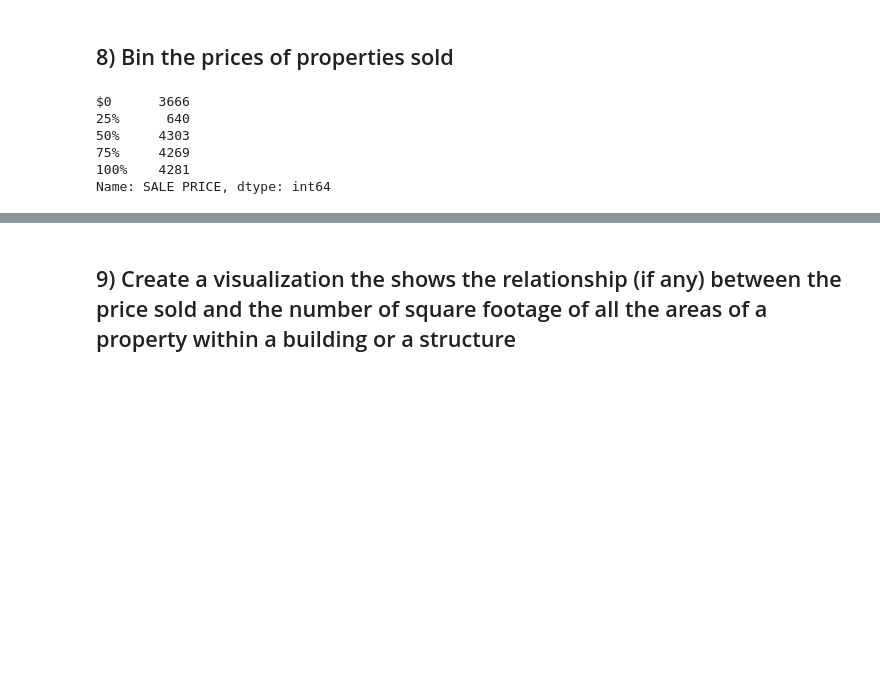
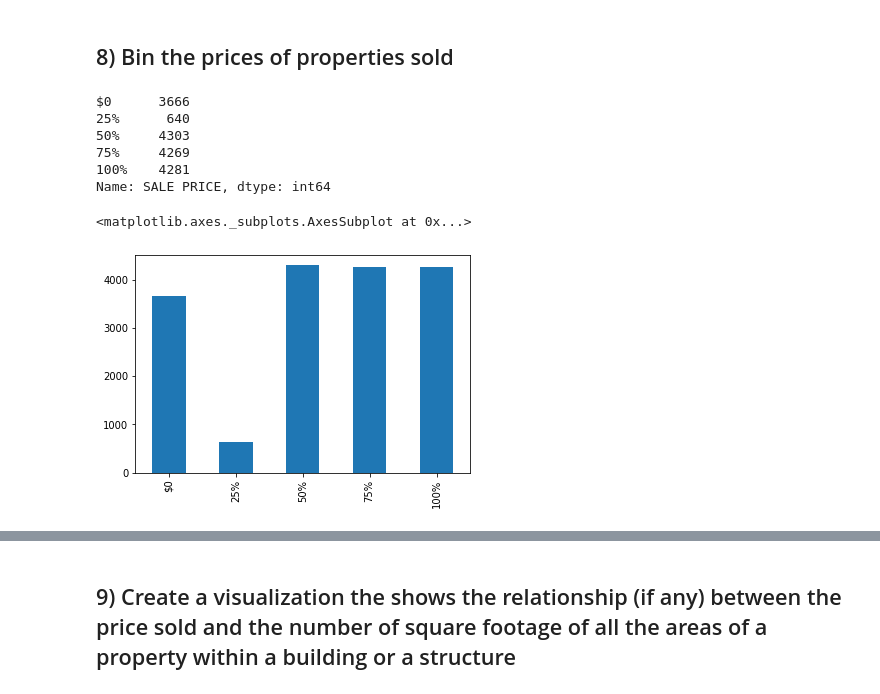
Before and after one commit to Kshoes/Data-Management-and-Analysis-Assignment-4, a Jupyter notebook: rollingsales.ipynb, the cells around one changed output, grey strips where cells are left out. Cells and saved outputs as stored; diff of their text form; code cells hidden in the pictures; blank space fills up the shorter version.

Commit message:
complete part 1, visualization additions

```diff
--- a/rollingsales.ipynb
+++ b/rollingsales.ipynb
@@ -264,15 +266,20 @@ Steps:
 # %%
 prices = df['SALE PRICE']
 bins = [-1, 0, 300000, 875000, 2100000, 2155000000]
 labels = ['$0', '25%', '50%', '75%', '100%']
 
 prices = pd.cut(prices, bins, labels=labels)
-print(pd.value_counts(prices).sort_index(ascending=True))
+price_data = pd.value_counts(prices).sort_index(ascending=True)
+print(price_data)
+
+price_data.plot(kind='bar')
 # %% [output]
 $0      3666
 25%      640
 50%     4303
 75%     4269
 100%    4281
 Name: SALE PRICE, dtype: int64
+<matplotlib.axes._subplots.AxesSubplot at 0x...>
+[figure, added]
 # %% [markdown]
```
Also changed, not shown: parts of 6 cells of this notebook.
